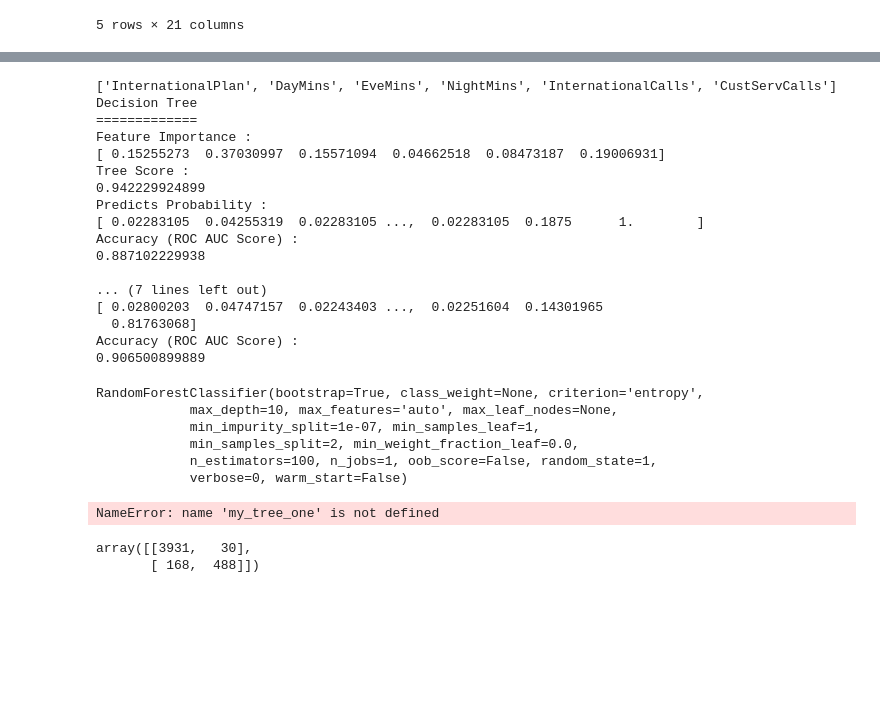
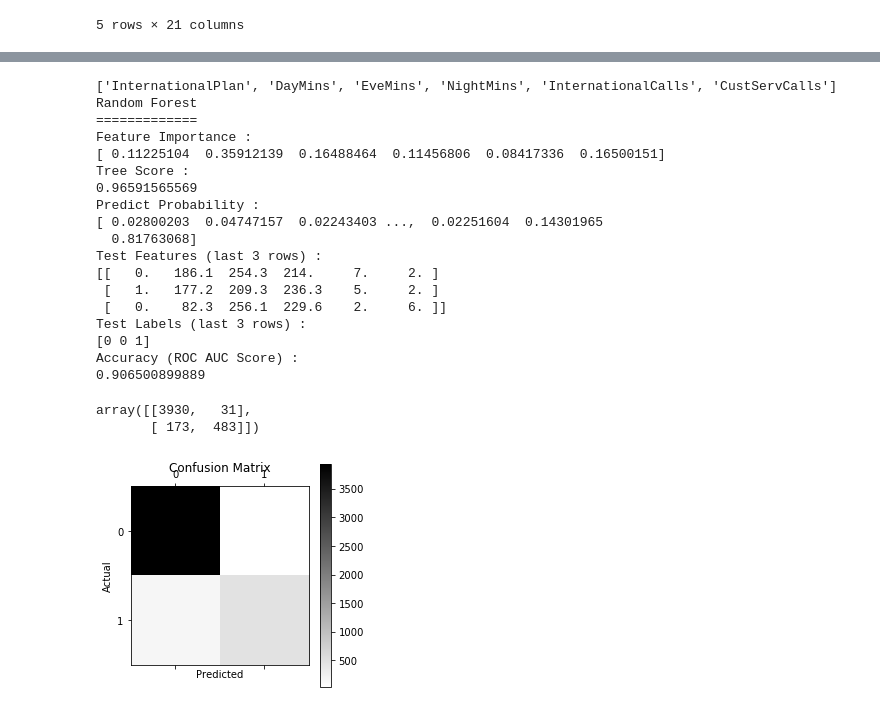
Before and after one commit to jainsrbh/fbproject, a Jupyter notebook: ML_Project_TelecomChurnAnalysis.ipynb, the cells around one changed output, grey strips where cells are left out. Saved outputs shown, nothing was run; the diff lists cells and outputs as text; code cells hidden in the pictures; blank space fills up the shorter version.

```diff
--- a/ML_Project_TelecomChurnAnalysis.ipynb
+++ b/ML_Project_TelecomChurnAnalysis.ipynb
@@ -184,55 +196,53 @@ features = customer_all_df[feature_columns].values
 labels = customer_all_df[label_columns].values
 
 print(feature_columns)
-testFeaturesWithDecisionTree(features, labels)
-testFeaturesWithRandomForest(features, labels)
+#churn_tree = testFeaturesWithDecisionTree(features, labels)
+ran_forest = testFeaturesWithRandomForest(features, labels)
 # %% [output]
 ['InternationalPlan', 'DayMins', 'EveMins', 'NightMins', 'InternationalCalls', 'CustServCalls']
-Decision Tree
+Random Forest
 =============
 Feature Importance :
-[ 0.15255273  0.37030997  0.15571094  0.04662518  0.08473187  0.19006931]
+[ 0.11225104  0.35912139  0.16488464  0.11456806  0.08417336  0.16500151]
 Tree Score :
-0.942229924899
-Predicts Probability :
-[ 0.02283105  0.04255319  0.02283105 ...,  0.02283105  0.1875      1.        ]
-Accuracy (ROC AUC Score) :
-0.887102229938
-
-... (7 lines left out)
+0.96591565569
+Predict Probability :
 [ 0.02800203  0.04747157  0.02243403 ...,  0.02251604  0.14301965
   0.81763068]
+Test Features (last 3 rows) :
+[[   0.   186.1  254.3  214.     7.     2. ]
+ [   1.   177.2  209.3  236.3    5.     2. ]
+ [   0.    82.3  256.1  229.6    2.     6. ]]
+Test Labels (last 3 rows) :
+[0 0 1]
 Accuracy (ROC AUC Score) :
 0.906500899889
-RandomForestClassifier(bootstrap=True, class_weight=None, criterion='entropy',
-            max_depth=10, max_features='auto', max_leaf_nodes=None,
-            min_impurity_split=1e-07, min_samples_leaf=1,
-            min_samples_split=2, min_weight_fraction_leaf=0.0,
-            n_estimators=100, n_jobs=1, oob_score=False, random_state=1,
-            verbose=0, warm_start=False)
 # %%
 #create the tree graph
-with open("titanic.dot", 'w') as f:
-    f = tree.export_graphviz(my_tree_one, out_file=f, feature_names=columns)
+#with open("titanic.dot", 'w') as f:
+#    f = tree.export_graphviz(my_tree_one, out_file=f, feature_names=columns)
-# %% [output]
-NameError: name 'my_tree_one' is not defined
+# %%
+#Print Confusion matrix
+pred = ran_forest.predict(features)
+df_confusion = metrics.confusion_matrix(labels, pred)
+df_confusion
+# %% [output]
+array([[3930,   31],
+       [ 173,  483]])
 # %%
-#Print Confusion matrix
-pred = churn_tree.predict(features)
-df_confusion = metrics.confusion_matrix(labels, pred)
-df_confusion
+def plot_confusion_matrix(df_confusion, title='Confusion matrix', cmap=plt.cm.gray_r):
+    plt.matshow(df_confusion, cmap=cmap) # imshow
+    plt.title('Confusion Matrix')
+    plt.colorbar()
+    #tick_marks = np.arange(len(labels))
+    #plt.xticks(tick_marks, labels, rotation=45)
+    #plt.yticks(tick_marks, labels)
+    plt.ylabel('Actual')
+    plt.xlabel('Predicted')
 
-#def plot_confusion_matrix(df_confusion, title='Confusion matrix', cmap=plt.cm.gray_r):
-#    plt.matshow(df_confusion, cmap=cmap) # imshow
-#    plt.title('Confusion Matrix')
-#    plt.colorbar()
-#    plt.ylabel('Actual')
-#    plt.xlabel('Predicted')
-
-#plot_confusion_matrix(df_confusion)
+plot_confusion_matrix(df_confusion)
 # %% [output]
-array([[3931,   30],
-       [ 168,  488]])
+[figure, added]
 # %%
 print("Random Forest prediction is more accurate than Decision Tree")
 print("The top 3 features that impact customer churn are : (1) Day Mins (2) Cust Serv Calls (3) Even Mins")
```
Also changed, not shown: parts of 3 cells of this notebook.
